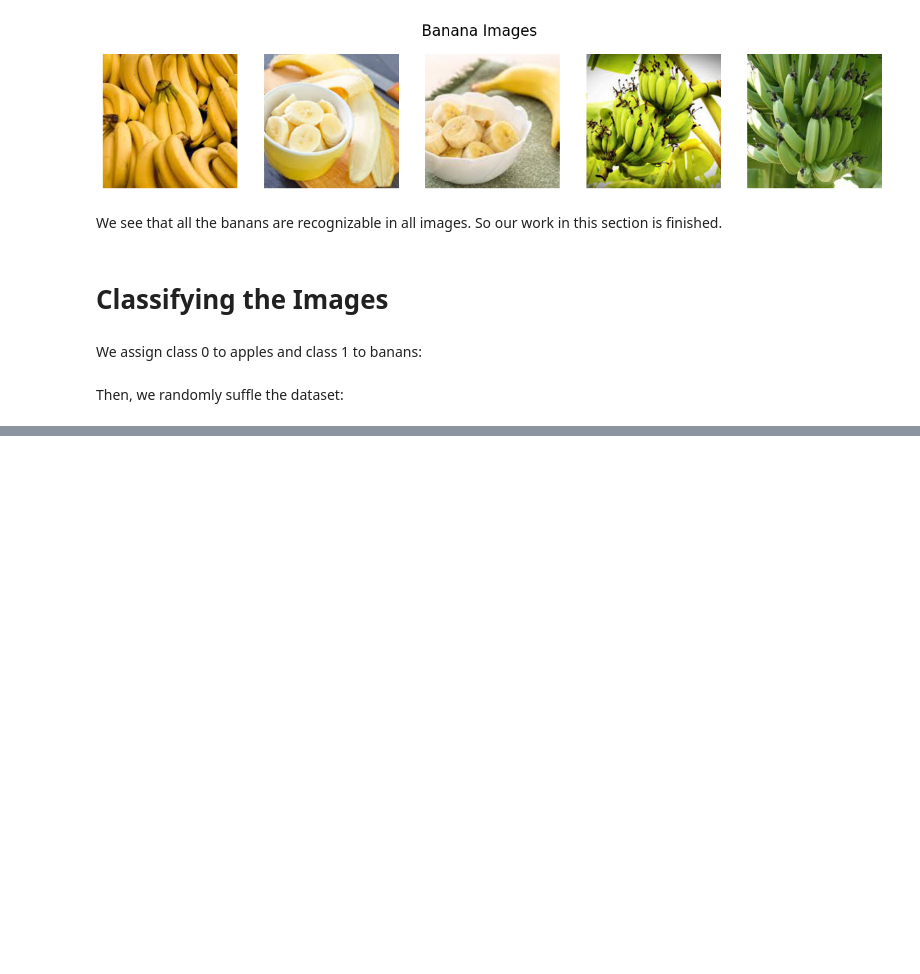
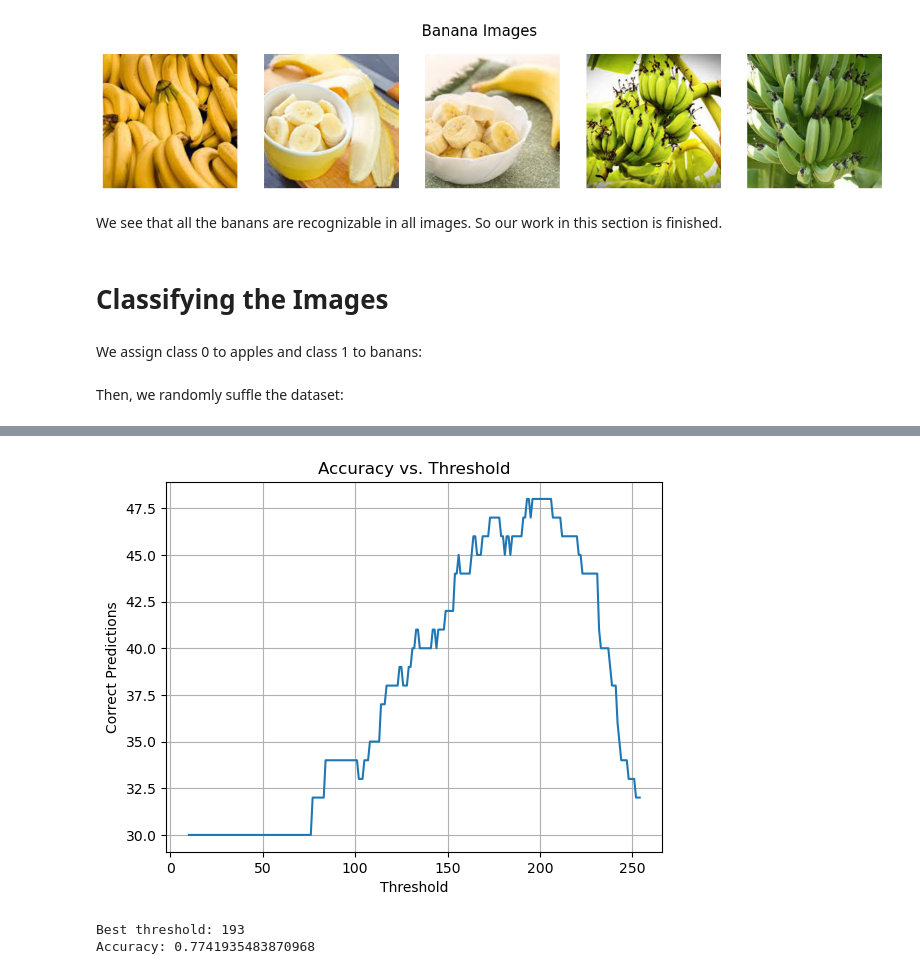
Before and after one commit to mjmousavi97/MachinLearning-TehranUni-2024, a Jupyter notebook: Projects/01 pro/src/main.ipynb, the cells around one changed output, grey strips where cells are left out. Saved outputs shown, nothing was run; the diff lists cells and outputs as text; code cells hidden in the pictures; blank space fills up the shorter version.

Commit message:
Add channel-based prediction module and threshold testing scripts and update main.py file

```diff
--- a/Projects/01 pro/src/main.ipynb
+++ b/Projects/01 pro/src/main.ipynb
@@ -106,0 +131,8 @@ show_images(xs[5:10], label_names[5:10])
+# %%
+best_thresh, acc = find_best_threshold(xs, ys, channel=0, target_class=1, thresh_range=(10, 255))
+print("Best threshold:", best_thresh)
+print("Accuracy:", acc)
+# %% [output]
+[figure, added]
+Best threshold: 193
+Accuracy: 0.7741935483870968
```
Also changed, not shown: parts of 8 cells of this notebook, 3 other files.
